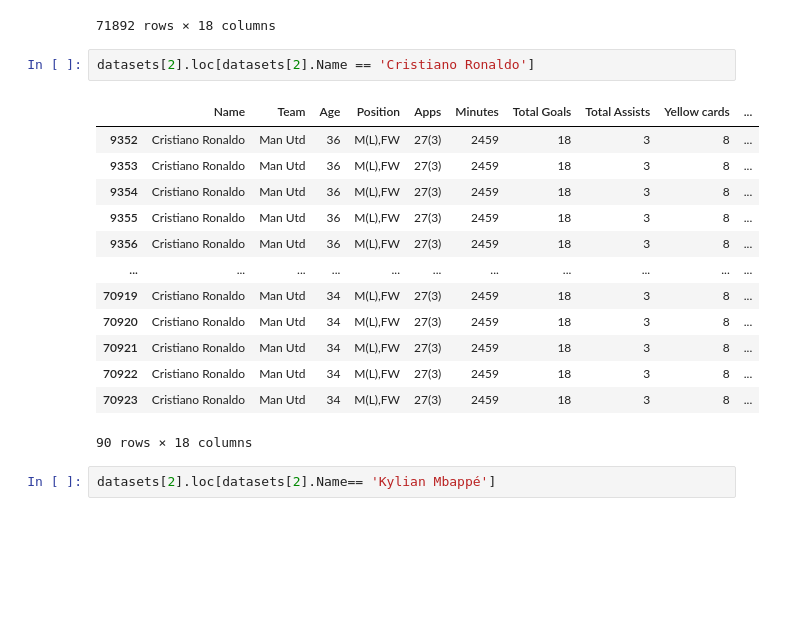
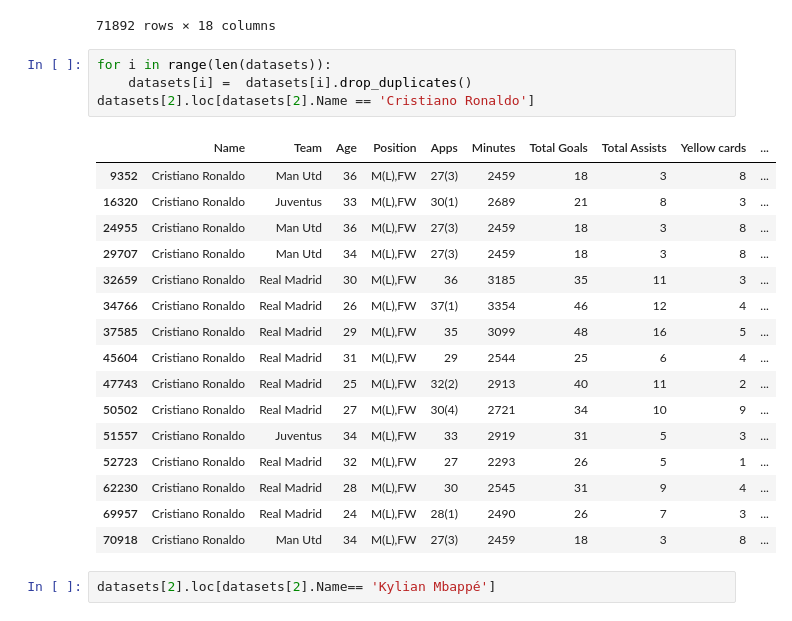
Before and after one commit to lbenyamin/Skoot, a Jupyter notebook: Preprocessing/Preprocessing_Whoscored/Preprocessing_Whoscored_Data_2.ipynb, the cells around one changed output. Cells and saved outputs as stored; diff of their text form; blank space fills up the shorter version.

```diff
--- a/Preprocessing/Preprocessing_Whoscored/Preprocessing_Whoscored_Data_2.ipynb
+++ b/Preprocessing/Preprocessing_Whoscored/Preprocessing_Whoscored_Data_2.ipynb
@@ -910,21 +910,26 @@ datasets[3]
 | 71891 | Romaine Sawyers | West Brom | 29 | M(CL) | 17(2) | 1490 | 1.6 | 0.9 | ... |
 71892 rows × 18 columns
 # %%
+for i in range(len(datasets)):
+    datasets[i] =  datasets[i].drop_duplicates()
 datasets[2].loc[datasets[2].Name == 'Cristiano Ronaldo']
 # %% [output]
 |  | Name | Team | Age | Position | Apps | Minutes | Total Goals | Total Assists | Yellow cards | ... |
 | 9352 | Cristiano Ronaldo | Man Utd | 36 | M(L),FW | 27(3) | 2459 | 18 | 3 | 8 | ... |
-| 9353 | Cristiano Ronaldo | Man Utd | 36 | M(L),FW | 27(3) | 2459 | 18 | 3 | 8 | ... |
-| 9354 | Cristiano Ronaldo | Man Utd | 36 | M(L),FW | 27(3) | 2459 | 18 | 3 | 8 | ... |
-| 9355 | Cristiano Ronaldo | Man Utd | 36 | M(L),FW | 27(3) | 2459 | 18 | 3 | 8 | ... |
-| 9356 | Cristiano Ronaldo | Man Utd | 36 | M(L),FW | 27(3) | 2459 | 18 | 3 | 8 | ... |
-| ... | ... | ... | ... | ... | ... | ... | ... | ... | ... | ... |
-| 70919 | Cristiano Ronaldo | Man Utd | 34 | M(L),FW | 27(3) | 2459 | 18 | 3 | 8 | ... |
-| 70920 | Cristiano Ronaldo | Man Utd | 34 | M(L),FW | 27(3) | 2459 | 18 | 3 | 8 | ... |
-| 70921 | Cristiano Ronaldo | Man Utd | 34 | M(L),FW | 27(3) | 2459 | 18 | 3 | 8 | ... |
-| 70922 | Cristiano Ronaldo | Man Utd | 34 | M(L),FW | 27(3) | 2459 | 18 | 3 | 8 | ... |
-| 70923 | Cristiano Ronaldo | Man Utd | 34 | M(L),FW | 27(3) | 2459 | 18 | 3 | 8 | ... |
+| 16320 | Cristiano Ronaldo | Juventus | 33 | M(L),FW | 30(1) | 2689 | 21 | 8 | 3 | ... |
+| 24955 | Cristiano Ronaldo | Man Utd | 36 | M(L),FW | 27(3) | 2459 | 18 | 3 | 8 | ... |
+| 29707 | Cristiano Ronaldo | Man Utd | 34 | M(L),FW | 27(3) | 2459 | 18 | 3 | 8 | ... |
+| 32659 | Cristiano Ronaldo | Real Madrid | 30 | M(L),FW | 36 | 3185 | 35 | 11 | 3 | ... |
+| 34766 | Cristiano Ronaldo | Real Madrid | 26 | M(L),FW | 37(1) | 3354 | 46 | 12 | 4 | ... |
+| 37585 | Cristiano Ronaldo | Real Madrid | 29 | M(L),FW | 35 | 3099 | 48 | 16 | 5 | ... |
+| 45604 | Cristiano Ronaldo | Real Madrid | 31 | M(L),FW | 29 | 2544 | 25 | 6 | 4 | ... |
+| 47743 | Cristiano Ronaldo | Real Madrid | 25 | M(L),FW | 32(2) | 2913 | 40 | 11 | 2 | ... |
+| 50502 | Cristiano Ronaldo | Real Madrid | 27 | M(L),FW | 30(4) | 2721 | 34 | 10 | 9 | ... |
+| 51557 | Cristiano Ronaldo | Juventus | 34 | M(L),FW | 33 | 2919 | 31 | 5 | 3 | ... |
+| 52723 | Cristiano Ronaldo | Real Madrid | 32 | M(L),FW | 27 | 2293 | 26 | 5 | 1 | ... |
+| 62230 | Cristiano Ronaldo | Real Madrid | 28 | M(L),FW | 30 | 2545 | 31 | 9 | 4 | ... |
+| 69957 | Cristiano Ronaldo | Real Madrid | 24 | M(L),FW | 28(1) | 2490 | 26 | 7 | 3 | ... |
+| 70918 | Cristiano Ronaldo | Man Utd | 34 | M(L),FW | 27(3) | 2459 | 18 | 3 | 8 | ... |
-90 rows × 18 columns
 # %%
 datasets[2].loc[datasets[2].Name== 'Kylian Mbappé']
 # %% [output]
```
